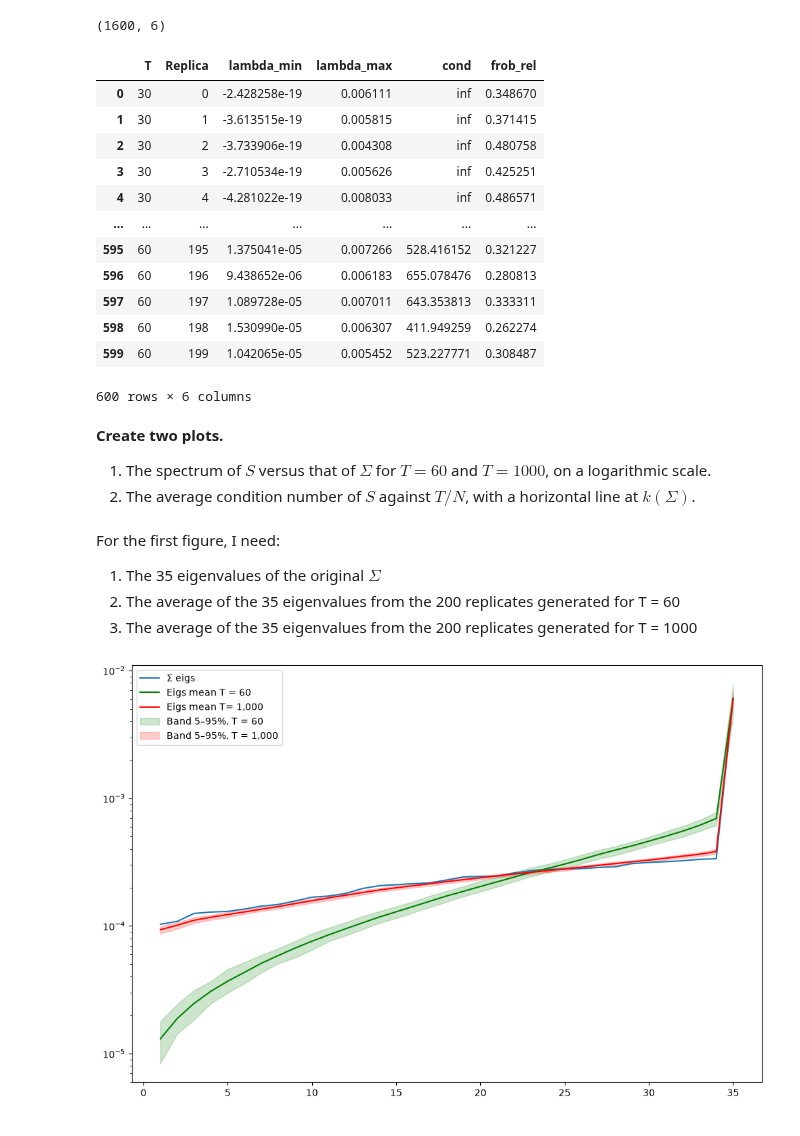
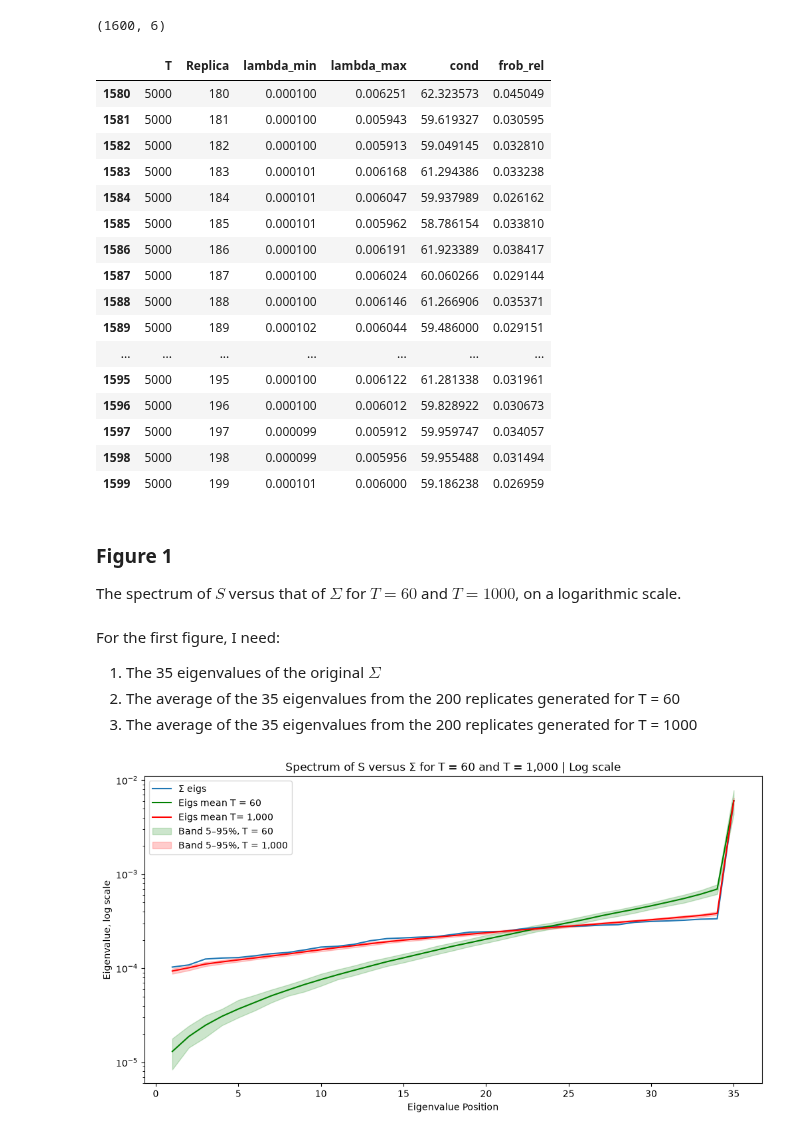
Before and after one commit to Manuviraa/Quant-research-portfolio, a Jupyter notebook: Research: HRP and its Derivations vs the Traditional Benchmarks in the Mexican Stock Market/notebooks/02_covariance_estimation_error.ipynb, the cells around one changed output. Saved outputs shown, nothing was run; the diff lists cells and outputs as text; code cells hidden in the pictures.

```diff
--- a/Research: HRP and its Derivations vs the Traditional Benchmarks in the Mexican Stock Market/notebooks/02_covariance_estimation_error.ipynb
+++ b/Research: HRP and its Derivations vs the Traditional Benchmarks in the Mexican Stock Market/notebooks/02_covariance_estimation_error.ipynb
@@ -148,16 +148,16 @@ def relative_frobenius_error(Sigma, S):
 # %%
 # 1. Define the basic info for the simulation
 T_values= np.array([30, 40, 60, 120, 250, 500, 1000, 5000])
-n_replications = 200
+n_replicates = 200
 N = Sigma.shape[0]
 eigs_dict = {}
 metrics = []
 # %%
 # 2. Begin the simulation
 for t in T_values:
-    # 1. Create a n_replications x N empty array
-    eigs_dict[t] = np.empty((n_replications, N))
-    for rep in range(n_replications):
+    # 1. Create a n_replicates x N empty array
+    eigs_dict[t] = np.empty((n_replicates, N))
+    for rep in range(n_replicates):
 
         #2. Calculate the relevant metrics
         R = simulate_returns(Sigma = Sigma, T = t, rng = rng)
@@ -186,21 +186,24 @@ scalar_metrics.shape
 scalar_metrics.tail(20)
 # %% [output]
 |  | T | Replica | lambda_min | lambda_max | cond | frob_rel |
-| 0 | 30 | 0 | -2.428258e-19 | 0.006111 | inf | 0.348670 |
-| 1 | 30 | 1 | -3.613515e-19 | 0.005815 | inf | 0.371415 |
-| 2 | 30 | 2 | -3.733906e-19 | 0.004308 | inf | 0.480758 |
-| 3 | 30 | 3 | -2.710534e-19 | 0.005626 | inf | 0.425251 |
-| 4 | 30 | 4 | -4.281022e-19 | 0.008033 | inf | 0.486571 |
+| 1580 | 5000 | 180 | 0.000100 | 0.006251 | 62.323573 | 0.045049 |
+| 1581 | 5000 | 181 | 0.000100 | 0.005943 | 59.619327 | 0.030595 |
+| 1582 | 5000 | 182 | 0.000100 | 0.005913 | 59.049145 | 0.032810 |
+| 1583 | 5000 | 183 | 0.000101 | 0.006168 | 61.294386 | 0.033238 |
+| 1584 | 5000 | 184 | 0.000101 | 0.006047 | 59.937989 | 0.026162 |
+| 1585 | 5000 | 185 | 0.000101 | 0.005962 | 58.786154 | 0.033810 |
+| 1586 | 5000 | 186 | 0.000100 | 0.006191 | 61.923389 | 0.038417 |
+| 1587 | 5000 | 187 | 0.000100 | 0.006024 | 60.060266 | 0.029144 |
+| 1588 | 5000 | 188 | 0.000100 | 0.006146 | 61.266906 | 0.035371 |
+| 1589 | 5000 | 189 | 0.000102 | 0.006044 | 59.486000 | 0.029151 |
 | ... | ... | ... | ... | ... | ... | ... |
-| 595 | 60 | 195 | 1.375041e-05 | 0.007266 | 528.416152 | 0.321227 |
-| 596 | 60 | 196 | 9.438652e-06 | 0.006183 | 655.078476 | 0.280813 |
-| 597 | 60 | 197 | 1.089728e-05 | 0.007011 | 643.353813 | 0.333311 |
-| 598 | 60 | 198 | 1.530990e-05 | 0.006307 | 411.949259 | 0.262274 |
-| 599 | 60 | 199 | 1.042065e-05 | 0.005452 | 523.227771 | 0.308487 |
+| 1595 | 5000 | 195 | 0.000100 | 0.006122 | 61.281338 | 0.031961 |
+| 1596 | 5000 | 196 | 0.000100 | 0.006012 | 59.828922 | 0.030673 |
+| 1597 | 5000 | 197 | 0.000099 | 0.005912 | 59.959747 | 0.034057 |
+| 1598 | 5000 | 198 | 0.000099 | 0.005956 | 59.955488 | 0.031494 |
+| 1599 | 5000 | 199 | 0.000101 | 0.006000 | 59.186238 | 0.026959 |
-600 rows × 6 columns
 # %% [markdown]
-**Create two plots.**
-1. The spectrum of $S$ versus that of $\Sigma$ for $T = 60$ and $T = 1000$, on a logarithmic scale.
-2. The average condition number of $S$ against $T/N$, with a horizontal line at $k(\Sigma)$.
+### **Figure 1**
+The spectrum of $S$ versus that of $\Sigma$ for $T = 60$ and $T = 1000$, on a logarithmic scale.
 # %% [markdown]
 For the first figure, I need:
@@ -217,26 +220,31 @@ eigs_mean_T60 = eigs_dict[60].mean(axis=0)
 eigs_mean_T1000 =eigs_dict[1000].mean(axis=0)
 # %%
-fig, ax = plt.subplots(figsize=(12,8))
+fig, ax = plt.subplots(figsize=(12,6))
 x = list(range(1, N+1)) # X axis spanning our 35 eigenvalues
 y1, y2, y3 = Sigma_eigs, eigs_mean_T60, eigs_mean_T1000
 
 # Compute the 90th percentile for T = 60 and  T = 1,000
 T60_90_percentile = np.percentile(eigs_dict[60], [5, 95], axis=0)
 T1000_90_percentile = np.percentile(eigs_dict[1000], [5, 95], axis=0)
 Sigma_90_percentile = np.percentile(Sigma_eigs, [5, 95], axis=0)
 
 # Use semilogy to visualize the eigenvalues in log scale
 ax.semilogy(x, y1, label='Σ eigs')
 ax.semilogy(x, y2, color = 'green', label='Eigs mean T = 60')
 ax.semilogy(x, y3, color = 'red', label='Eigs mean T= 1,000')
 
 # Add a shaded band using the 5th and 95th percentiles of each column
 T60_p5, T60_p95 = np.percentile(eigs_dict[60], [5, 95], axis=0)
 ax.fill_between(x, T60_p5, T60_p95, color='green', alpha=0.2, label='Band 5–95%, T = 60')
 
+# Add a title and labels to x and y axis
+plt.title("Spectrum of S versus Σ for T = 60 and T = 1,000 | Log scale")
+plt.xlabel("Eigenvalue Position")
+plt.ylabel("Eigenvalue, log scale")
+
 T1000_p5, T1000_p95 = np.percentile(eigs_dict[1000], [5, 95], axis=0)
 ax.fill_between(x, T1000_p5, T1000_p95, color='red', alpha=0.2, label='Band 5–95%, T = 1,000')
 plt.legend()
 plt.show()
 # %% [output]
-[figure, old version]
+[figure, new version]
```
Also changed, not shown: parts of 4 cells of this notebook.
